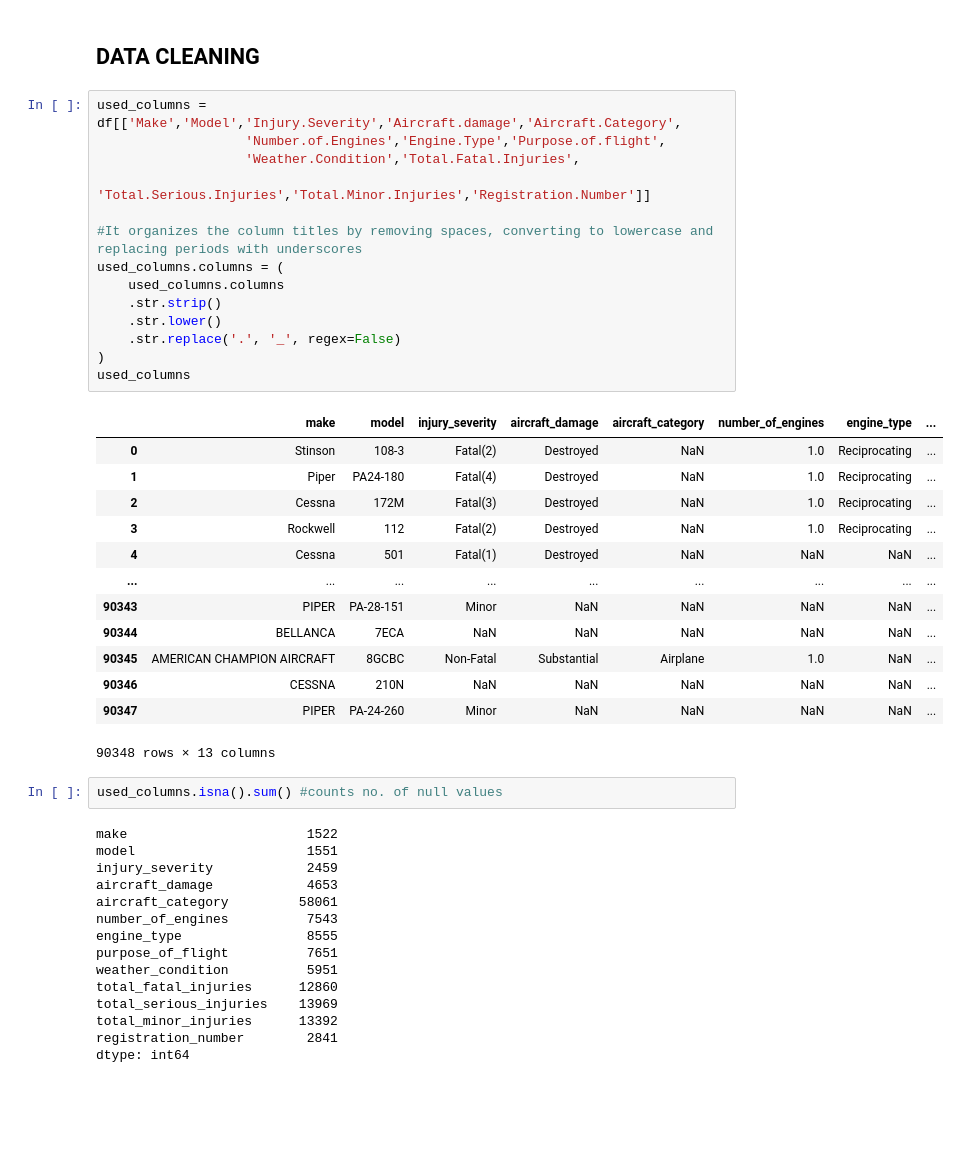
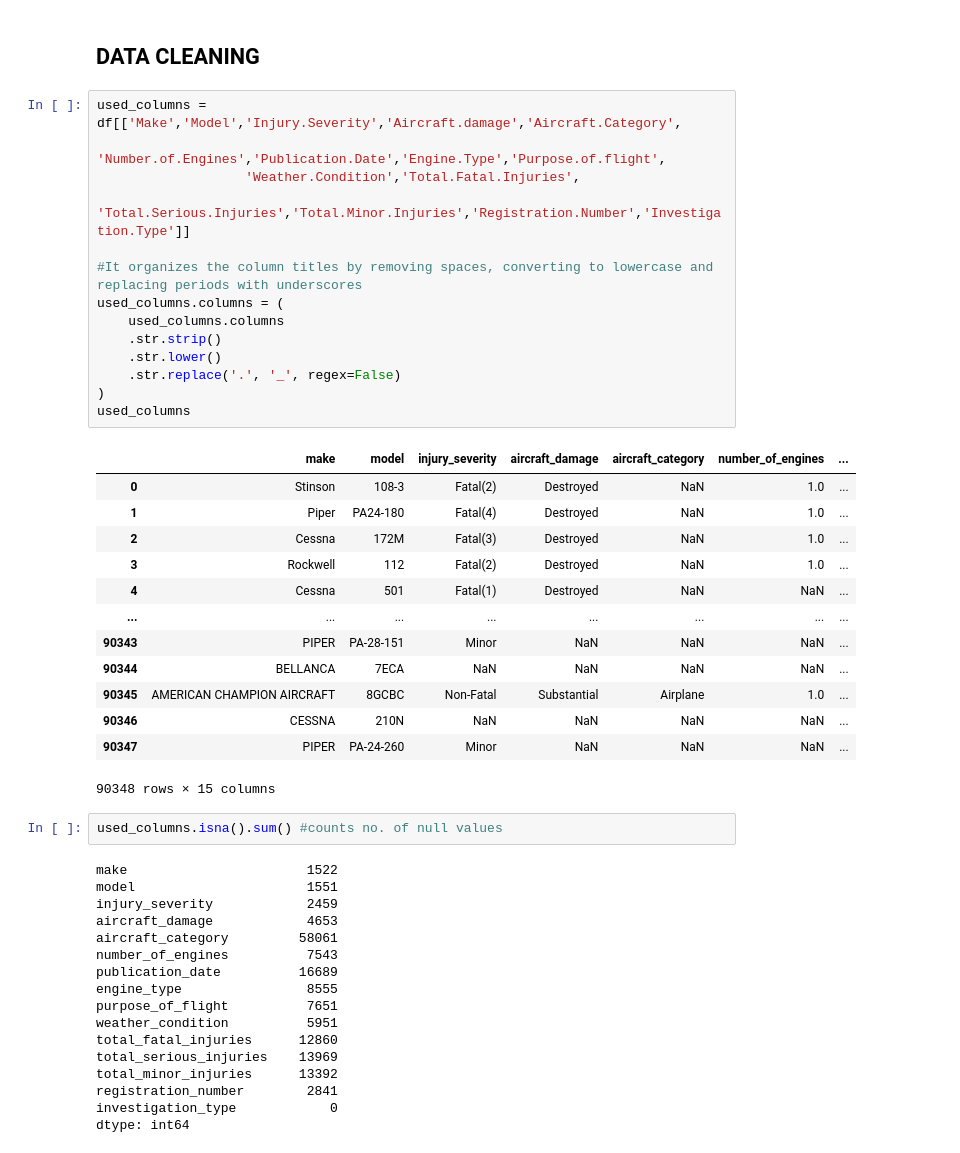
Before and after one commit to nyawirctrl-911/dsc-phase-1-project-v3, a Jupyter notebook: student.ipynb, the cells around one changed output. Drawn from its saved outputs; the diff is of its cells as text; blank space fills up the shorter version.

```diff
--- a/student.ipynb
+++ b/student.ipynb
@@ -94,32 +94,32 @@ The above data has 90348 rows and 31 columns. It also has 2 dimensions. The stat
 ## DATA CLEANING
 # %%
 used_columns = df[['Make','Model','Injury.Severity','Aircraft.damage','Aircraft.Category',
-                   'Number.of.Engines','Engine.Type','Purpose.of.flight',
+                   'Number.of.Engines','Publication.Date','Engine.Type','Purpose.of.flight',
                    'Weather.Condition','Total.Fatal.Injuries',
-                   'Total.Serious.Injuries','Total.Minor.Injuries','Registration.Number']]
+                   'Total.Serious.Injuries','Total.Minor.Injuries','Registration.Number','Investigation.Type']]
 
 #It organizes the column titles by removing spaces, converting to lowercase and replacing periods with underscores
 used_columns.columns = (
     used_columns.columns
     .str.strip()
     .str.lower()
     .str.replace('.', '_', regex=False)
 )
 used_columns
 # %% [output]
-|  | make | model | injury_severity | aircraft_damage | aircraft_category | number_of_engines | engine_type | ... |
-| 0 | Stinson | 108-3 | Fatal(2) | Destroyed | NaN | 1.0 | Reciprocating | ... |
-| 1 | Piper | PA24-180 | Fatal(4) | Destroyed | NaN | 1.0 | Reciprocating | ... |
-| 2 | Cessna | 172M | Fatal(3) | Destroyed | NaN | 1.0 | Reciprocating | ... |
-| 3 | Rockwell | 112 | Fatal(2) | Destroyed | NaN | 1.0 | Reciprocating | ... |
-| 4 | Cessna | 501 | Fatal(1) | Destroyed | NaN | NaN | NaN | ... |
-| ... | ... | ... | ... | ... | ... | ... | ... | ... |
-| 90343 | PIPER | PA-28-151 | Minor | NaN | NaN | NaN | NaN | ... |
-| 90344 | BELLANCA | 7ECA | NaN | NaN | NaN | NaN | NaN | ... |
-| 90345 | AMERICAN CHAMPION AIRCRAFT | 8GCBC | Non-Fatal | Substantial | Airplane | 1.0 | NaN | ... |
-| 90346 | CESSNA | 210N | NaN | NaN | NaN | NaN | NaN | ... |
-| 90347 | PIPER | PA-24-260 | Minor | NaN | NaN | NaN | NaN | ... |
+|  | make | model | injury_severity | aircraft_damage | aircraft_category | number_of_engines | ... |
+| 0 | Stinson | 108-3 | Fatal(2) | Destroyed | NaN | 1.0 | ... |
+| 1 | Piper | PA24-180 | Fatal(4) | Destroyed | NaN | 1.0 | ... |
+| 2 | Cessna | 172M | Fatal(3) | Destroyed | NaN | 1.0 | ... |
+| 3 | Rockwell | 112 | Fatal(2) | Destroyed | NaN | 1.0 | ... |
+| 4 | Cessna | 501 | Fatal(1) | Destroyed | NaN | NaN | ... |
+| ... | ... | ... | ... | ... | ... | ... | ... |
+| 90343 | PIPER | PA-28-151 | Minor | NaN | NaN | NaN | ... |
+| 90344 | BELLANCA | 7ECA | NaN | NaN | NaN | NaN | ... |
+| 90345 | AMERICAN CHAMPION AIRCRAFT | 8GCBC | Non-Fatal | Substantial | Airplane | 1.0 | ... |
+| 90346 | CESSNA | 210N | NaN | NaN | NaN | NaN | ... |
+| 90347 | PIPER | PA-24-260 | Minor | NaN | NaN | NaN | ... |
-90348 rows × 13 columns
+90348 rows × 15 columns
 # %%
 used_columns.isna().sum() #counts no. of null values
 # %% [output]
@@ -129,6 +129,7 @@ injury_severity            2459
 aircraft_damage            4653
 aircraft_category         58061
 number_of_engines          7543
+publication_date          16689
 engine_type                8555
 purpose_of_flight          7651
 weather_condition          5951
@@ -136,6 +137,7 @@ total_fatal_injuries      12860
 total_serious_injuries    13969
 total_minor_injuries      13392
 registration_number        2841
+investigation_type            0
 dtype: int64
 # %%
 used_columns=used_columns.dropna() #removes null values
```
Also changed, not shown: parts of 17 cells of this notebook.
